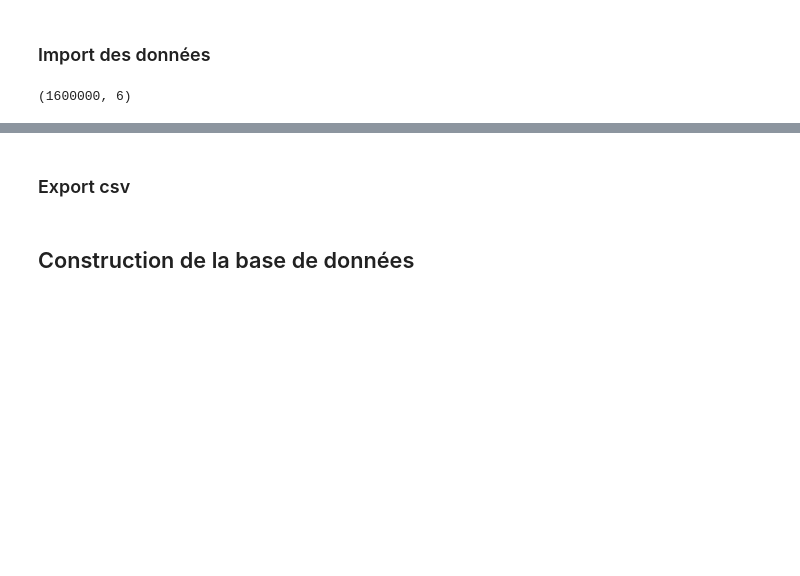
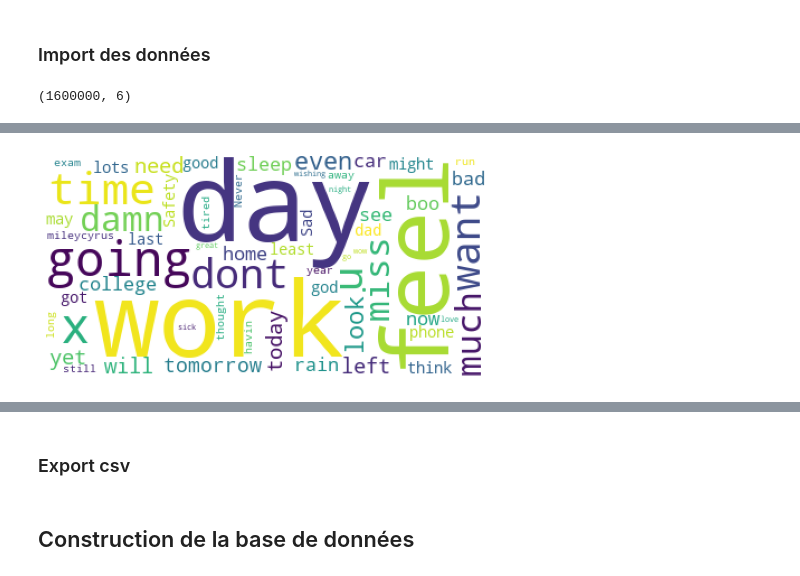
Before and after one commit to AurelieAAN/Project7_detection_des_tweets_d_insatisfactions_deep_learning, a Jupyter notebook: P7_02_scripts.ipynb, the cells around one changed output, grey strips where cells are left out. Drawn from its saved outputs; the diff is of its cells as text; code cells hidden in the pictures; blank space fills up the shorter version.

```diff
--- a/P7_02_scripts.ipynb
+++ b/P7_02_scripts.ipynb
@@ -124,0 +124,4 @@ df.head(2)
+# %%
+pk.wordcloud_plot(df.loc[df["target"]==0]["tweet"])
+# %% [output]
+[figure, added]
```
Also changed, not shown: parts of 48 cells of this notebook.
